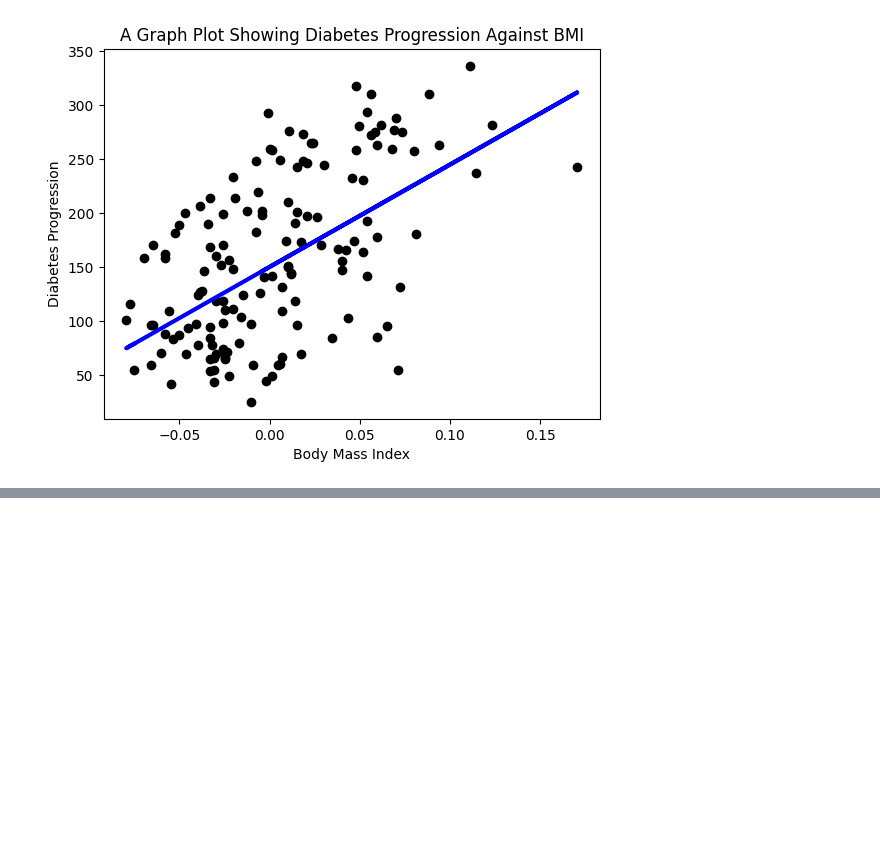
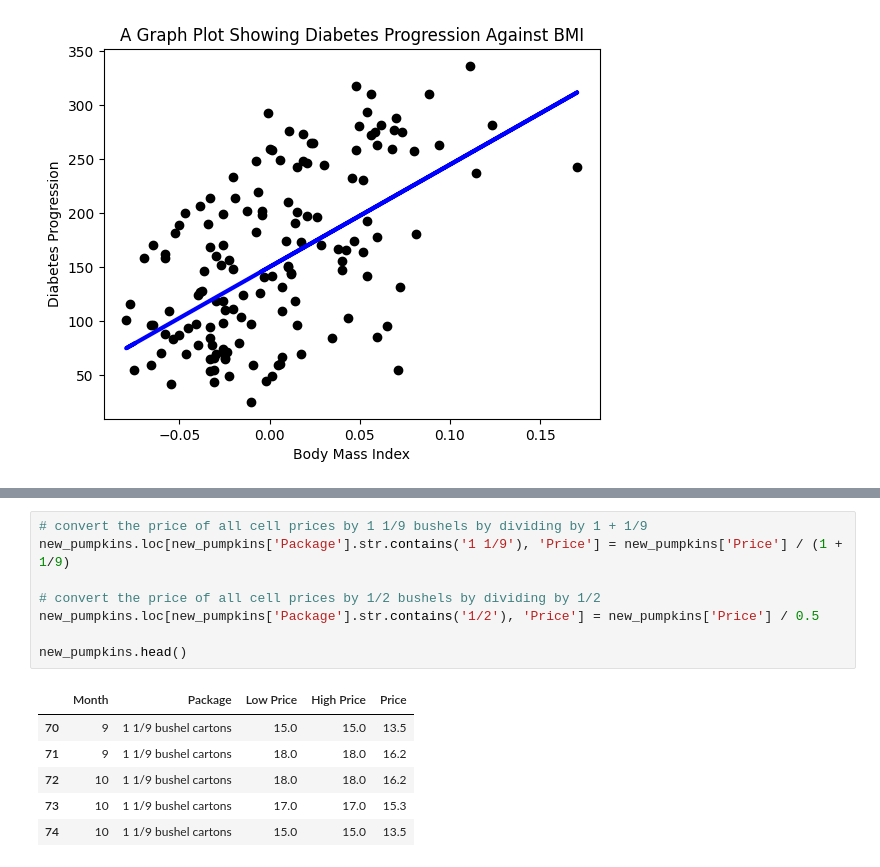
Before and after one commit to Li2angel/100_days_of_AIonEdge, a Jupyter notebook: Edge_AI_Assistant/notebooks/linear_regression.ipynb, the cells around one changed output, grey strips where cells are left out. Drawn from its saved outputs; the diff is of its cells as text; blank space fills up the shorter version.

```diff
--- a/Edge_AI_Assistant/notebooks/linear_regression.ipynb
+++ b/Edge_AI_Assistant/notebooks/linear_regression.ipynb
@@ -145,0 +223,15 @@ plt.show() # The black dots represent the actual values of y in the test data, a
+# %%
+# convert the price of all cell prices by 1 1/9 bushels by dividing by 1 + 1/9
+new_pumpkins.loc[new_pumpkins['Package'].str.contains('1 1/9'), 'Price'] = new_pumpkins['Price'] / (1 + 1/9)
+
+# convert the price of all cell prices by 1/2 bushels by dividing by 1/2
+new_pumpkins.loc[new_pumpkins['Package'].str.contains('1/2'), 'Price'] = new_pumpkins['Price'] / 0.5
+
+new_pumpkins.head()
+# %% [output]
+|  | Month | Package | Low Price | High Price | Price |
+| 70 | 9 | 1 1/9 bushel cartons | 15.0 | 15.0 | 13.5 |
+| 71 | 9 | 1 1/9 bushel cartons | 18.0 | 18.0 | 16.2 |
+| 72 | 10 | 1 1/9 bushel cartons | 18.0 | 18.0 | 16.2 |
+| 73 | 10 | 1 1/9 bushel cartons | 17.0 | 17.0 | 15.3 |
+| 74 | 10 | 1 1/9 bushel cartons | 15.0 | 15.0 | 13.5 |
```
Also changed, not shown: parts of 6 cells of this notebook, 1 other file.
